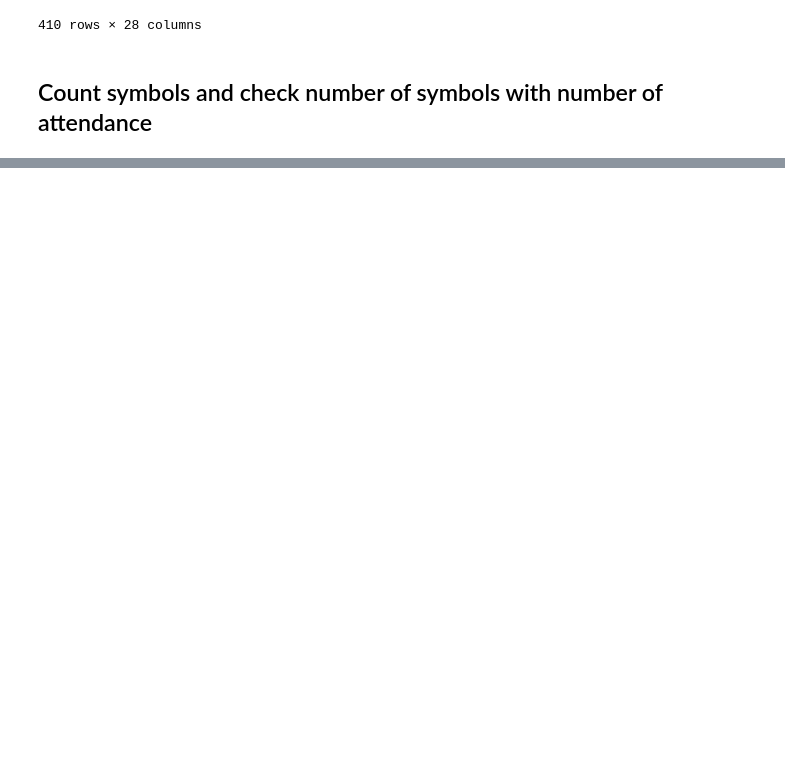
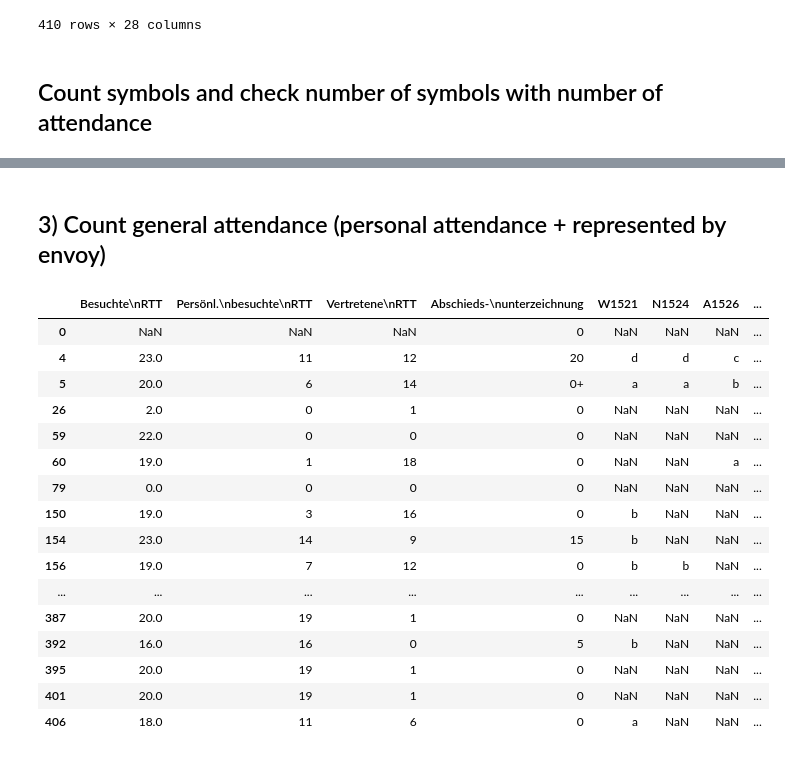
Before and after one commit to annika4mosner15-arch/estates-table-wip, a Jupyter notebook: analyse_estates_table.ipynb, the cells around one changed output, grey strips where cells are left out. Saved outputs shown, nothing was run; the diff lists cells and outputs as text; code cells hidden in the pictures; blank space fills up the shorter version.

```diff
--- a/analyse_estates_table.ipynb
+++ b/analyse_estates_table.ipynb
@@ -608,30 +608,3 @@ df_combined
 410 rows × 28 columns
 # %% [markdown]
 ## Count symbols and check number of symbols with number of attendance
-# %%
-def count_personal(row, cols):
-    count = 0
-    for val in row[cols]:
-        if isinstance(val, str):
-            parts = val.split(",")  # z.B. "b,b" → ["b","b"]
-            count += parts.count("b")  # +
-            count += parts.count("c")  # o
-            count += parts.count("d")  # ±
-    return count
-
-
-# Zählen
-df_combined["count_personal"] = df_combined.apply(
-    lambda row: count_personal(row, cols_map),
-    axis=1
-)
-
-# Vergleich mit Soll-Wert
-df_combined["check_personal"] = (
-    df_combined["Persönl.\nbesuchte\nRTT"] == df_combined["count_personal"]
-)
-
-# Fehler anzeigen
-errors_personal = df_combined[df_combined["check_personal"] == False]
-
-print(errors_personal)
@@ -655,0 +647,34 @@ print(errors_personal)
+# %% [markdown]
+## 3) Count general attendance (personal attendance + represented by envoy)
+# %%
+df_total = df_combined
+
+mapping_cols = [
+    "W1521","N1524","A1526","S1526","R1527","S1529","A1530",
+    "R1532","R1541","S1542","N1542","N1543","S1544","W1545",
+    "A1548","A1551","A1555","R1557","A1559","A1566","R1567",
+    "S1570","R1576","A1582"
+]
+
+df_total["mapping_total"] = df_total[mapping_cols].notna().sum(axis=1)
+
+df_total["match"] = df_total["mapping_total"] == df_total["Besuchte\nRTT"]
+df_total[(df_total.match == False)]
+# %% [output]
+|  | Besuchte\nRTT | Persönl.\nbesuchte\nRTT | Vertretene\nRTT | Abschieds-\nunterzeichnung | W1521 | N1524 | A1526 | ... |
+| 0 | NaN | NaN | NaN | 0 | NaN | NaN | NaN | ... |
+| 4 | 23.0 | 11 | 12 | 20 | d | d | c | ... |
+| 5 | 20.0 | 6 | 14 | 0+ | a | a | b | ... |
+| 26 | 2.0 | 0 | 1 | 0 | NaN | NaN | NaN | ... |
+| 59 | 22.0 | 0 | 0 | 0 | NaN | NaN | NaN | ... |
+| 60 | 19.0 | 1 | 18 | 0 | NaN | NaN | a | ... |
+| 79 | 0.0 | 0 | 0 | 0 | NaN | NaN | NaN | ... |
+| 150 | 19.0 | 3 | 16 | 0 | b | NaN | NaN | ... |
+| 154 | 23.0 | 14 | 9 | 15 | b | NaN | NaN | ... |
+| 156 | 19.0 | 7 | 12 | 0 | b | b | NaN | ... |
+| ... | ... | ... | ... | ... | ... | ... | ... | ... |
+| 387 | 20.0 | 19 | 1 | 0 | NaN | NaN | NaN | ... |
+| 392 | 16.0 | 16 | 0 | 5 | b | NaN | NaN | ... |
+| 395 | 20.0 | 19 | 1 | 0 | NaN | NaN | NaN | ... |
+| 401 | 20.0 | 19 | 1 | 0 | NaN | NaN | NaN | ... |
+| 406 | 18.0 | 11 | 6 | 0 | a | NaN | NaN | ... |
```
Also changed, not shown: parts of 8 cells of this notebook.
